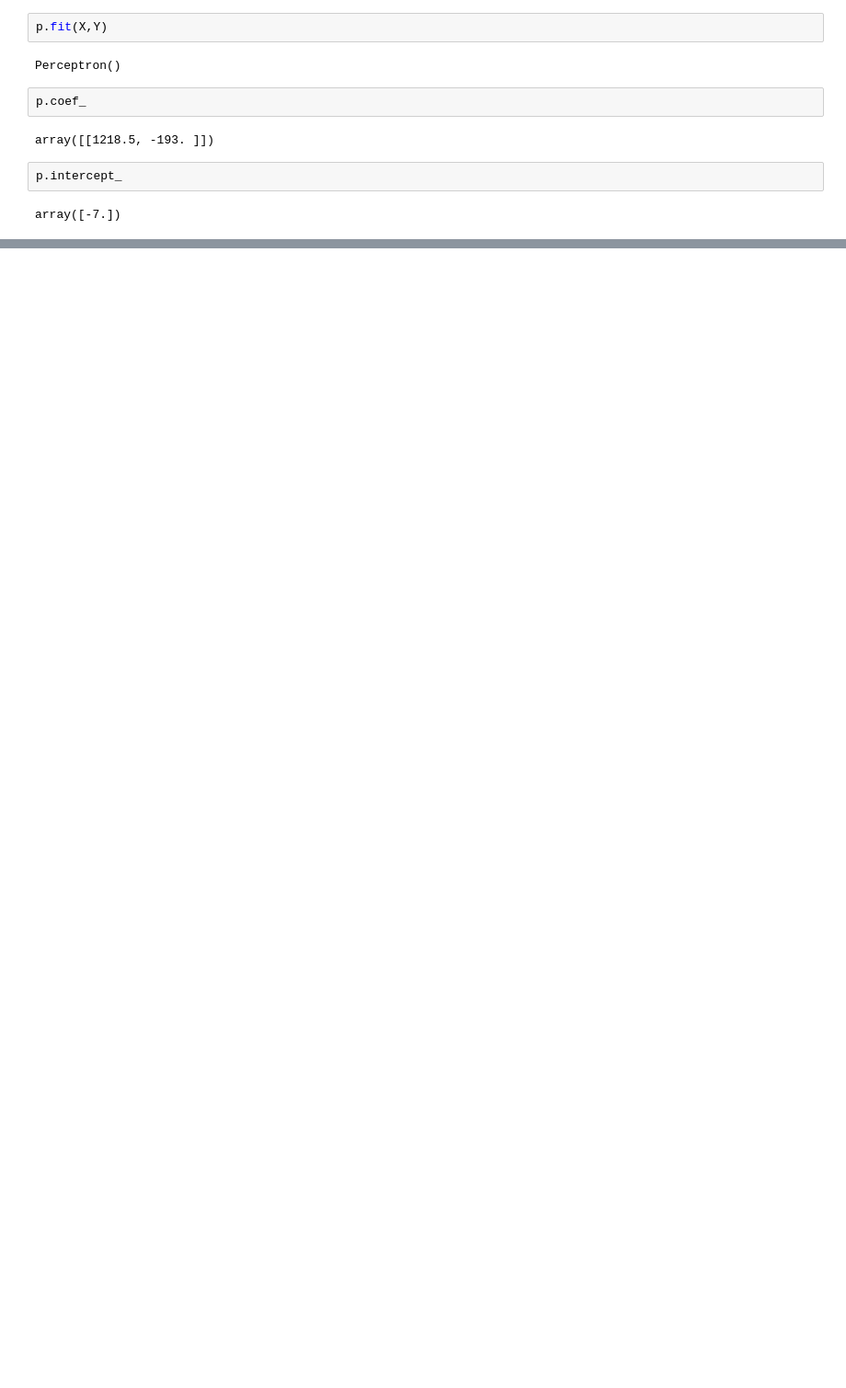
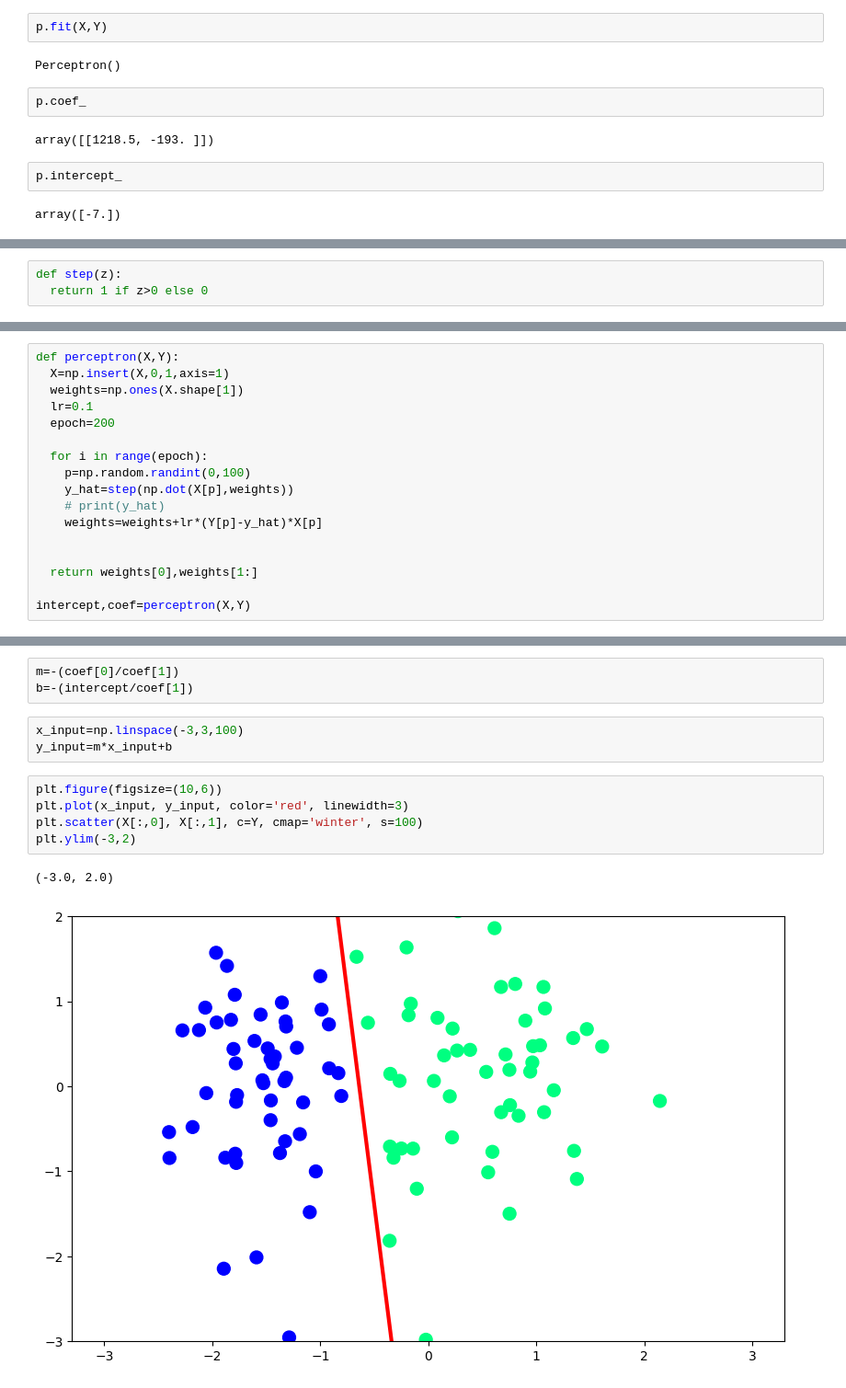
Before and after one commit to rajeev-sr/Deep-Learning, a Jupyter notebook: perceptron/placemnets_data_perceptron_demo.ipynb, the cells around one changed output, grey strips where cells are left out. Shown: that part at 92% size. Cells and saved outputs as stored; diff of their text form; blank space fills up the shorter version.

```diff
--- a/perceptron/placemnets_data_perceptron_demo.ipynb
+++ b/perceptron/placemnets_data_perceptron_demo.ipynb
@@ -54,0 +81,3 @@ plot_decision_regions(X.values,Y.values,clf=p,legend=2)
+# %%
+def step(z):
+  return 1 if z>0 else 0
@@ -54,0 +116,17 @@ plot_decision_regions(X.values,Y.values,clf=p,legend=2)
+# %%
+def perceptron(X,Y):
+  X=np.insert(X,0,1,axis=1)
+  weights=np.ones(X.shape[1])
+  lr=0.1
+  epoch=200
+
+  for i in range(epoch):
+    p=np.random.randint(0,100)
+    y_hat=step(np.dot(X[p],weights))
+    # print(y_hat)
+    weights=weights+lr*(Y[p]-y_hat)*X[p]
+
+
+  return weights[0],weights[1:]
+
+intercept,coef=perceptron(X,Y)
@@ -54,0 +139,14 @@ plot_decision_regions(X.values,Y.values,clf=p,legend=2)
+# %%
+m=-(coef[0]/coef[1])
+b=-(intercept/coef[1])
+# %%
+x_input=np.linspace(-3,3,100)
+y_input=m*x_input+b
+# %%
+plt.figure(figsize=(10,6))
+plt.plot(x_input, y_input, color='red', linewidth=3)
+plt.scatter(X[:,0], X[:,1], c=Y, cmap='winter', s=100)
+plt.ylim(-3,2)
+# %% [output]
+(-3.0, 2.0)
+[figure, added]
```
Also changed, not shown: parts of 13 cells of this notebook.
